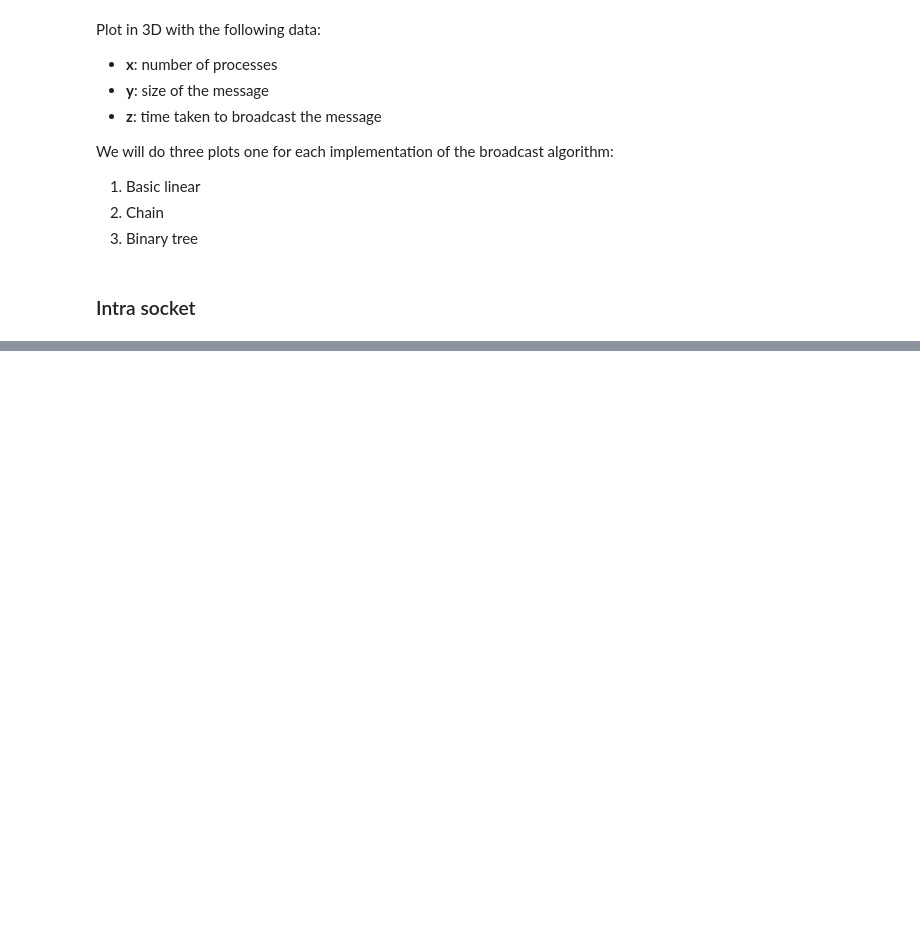
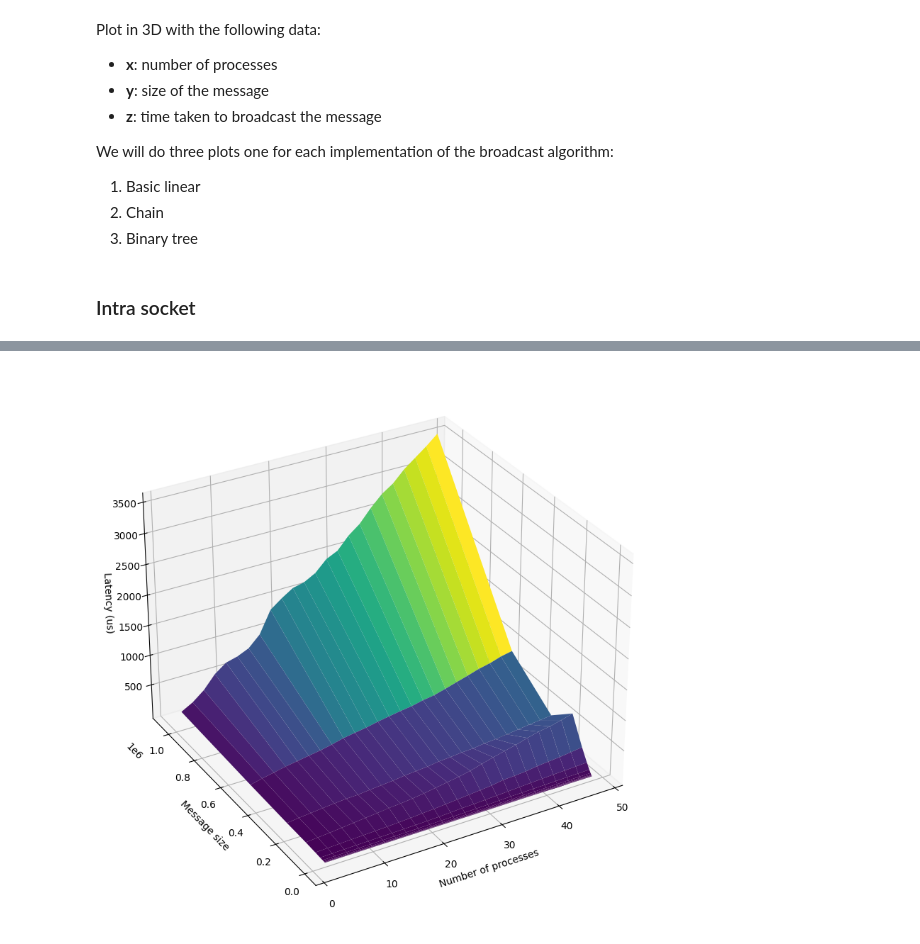
Before and after one commit to GabrielePintus/HPCProject, a Jupyter notebook: Exercise 1/eda.ipynb, the cells around one changed output, grey strips where cells are left out. Drawn from its saved outputs; the diff is of its cells as text; code cells hidden in the pictures; blank space fills up the shorter version.

```diff
--- a/Exercise 1/eda.ipynb
+++ b/Exercise 1/eda.ipynb
@@ -212,0 +340,86 @@ plt.savefig(f'output_data/{filename}')
+# %%
+dh_scat_temp = dh_scat_socket
+algorithms = [1,2]
+for algorithm in algorithms:
+    _x = np.array([ dh.n_proc for dh in dh_scat_temp if dh.algorithm == algorithm ]).flatten()
+    _y = np.array([ dh.data.index for dh in dh_scat_temp if dh.algorithm == algorithm ][0]).flatten()
+    x, y = np.meshgrid(_x, _y)
+
+    def fn(n_proc, size):
+        # Find the latency value for the given number of processes and message size
+        dh = [ dh for dh in dh_scat_temp if dh.algorithm == algorithm and dh.n_proc == n_proc ][0]
+        return dh.data.loc[size]['Avg Latency (us)']
+    fn = np.vectorize(fn)
+
+    z = fn(x, y)
+
+    fig = plt.figure(figsize=(10, 10))
+    ax = fig.add_subplot(projection='3d')
+    ax.view_init(elev=30, azim=-120)  # Change the elevation (vertical rotation) and azimuth (horizontal rotation)
+
+    ax.plot_surface(x, y, z, cmap='viridis')
+    ax.set_xlabel('Number of processes')
+    ax.set_ylabel('Message size')
+    ax.set_zlabel('Latency (us)')
+
+    # Save to pdf
+    filename = f'scat_socket_alg{algorithm}.pdf'
+    plt.savefig(f'/home/gabrielepintus/Documenti/Progetti/HPCProject/Exercise 1/Report/figures/{filename}')
+
+dh_scat_temp = dh_scat_node
+algorithms = [1,2]
+for algorithm in algorithms:
+    _x = np.array([ dh.n_proc for dh in dh_scat_temp if dh.algorithm == algorithm ]).flatten()
+    _y = np.array([ dh.data.index for dh in dh_scat_temp if dh.algorithm == algorithm ][0]).flatten()
+    x, y = np.meshgrid(_x, _y)
+
+    def fn(n_proc, size):
+        # Find the latency value for the given number of processes and message size
+        dh = [ dh for dh in dh_scat_temp if dh.algorithm == algorithm and dh.n_proc == n_proc ][0]
+        return dh.data.loc[size]['Avg Latency (us)']
+    fn = np.vectorize(fn)
+
+    z = fn(x, y)
+
+    fig = plt.figure(figsize=(10, 10))
+    ax = fig.add_subplot(projection='3d')
+    ax.view_init(elev=30, azim=-120)  # Change the elevation (vertical rotation) and azimuth (horizontal rotation)
+
+    ax.plot_surface(x, y, z, cmap='viridis')
+    ax.set_xlabel('Number of processes')
+    ax.set_ylabel('Message size')
+    ax.set_zlabel('Latency (us)')
+
+    # Save to pdf
+    filename = f'scat_node_alg{algorithm}.pdf'
+    plt.savefig(f'/home/gabrielepintus/Documenti/Progetti/HPCProject/Exercise 1/Report/figures/{filename}')
+
+dh_scat_temp = dh_scat_cluster
+algorithms = [1,2]
+for algorithm in algorithms:
+    _x = np.array([ dh.n_proc for dh in dh_scat_temp if dh.algorithm == algorithm ]).flatten()
+    _y = np.array([ dh.data.index for dh in dh_scat_temp if dh.algorithm == algorithm ][0]).flatten()
+    x, y = np.meshgrid(_x, _y)
+
+    def fn(n_proc, size):
+        # Find the latency value for the given number of processes and message size
+        dh = [ dh for dh in dh_scat_temp if dh.algorithm == algorithm and dh.n_proc == n_proc ][0]
+        return dh.data.loc[size]['Avg Latency (us)']
+    fn = np.vectorize(fn)
+
+    z = fn(x, y)
+
+    fig = plt.figure(figsize=(10, 10))
+    ax = fig.add_subplot(projection='3d')
+    ax.view_init(elev=30, azim=-120)  # Change the elevation (vertical rotation) and azimuth (horizontal rotation)
+
+    ax.plot_surface(x, y, z, cmap='viridis')
+    ax.set_xlabel('Number of processes')
+    ax.set_ylabel('Message size')
+    ax.set_zlabel('Latency (us)')
+
+    # Save to pdf
+    filename = f'scat_cluster_alg{algorithm}.pdf'
+    plt.savefig(f'/home/gabrielepintus/Documenti/Progetti/HPCProject/Exercise 1/Report/figures/{filename}')
+# %% [output]
+[figure, added]
```
Also changed, not shown: parts of 10 cells of this notebook.
